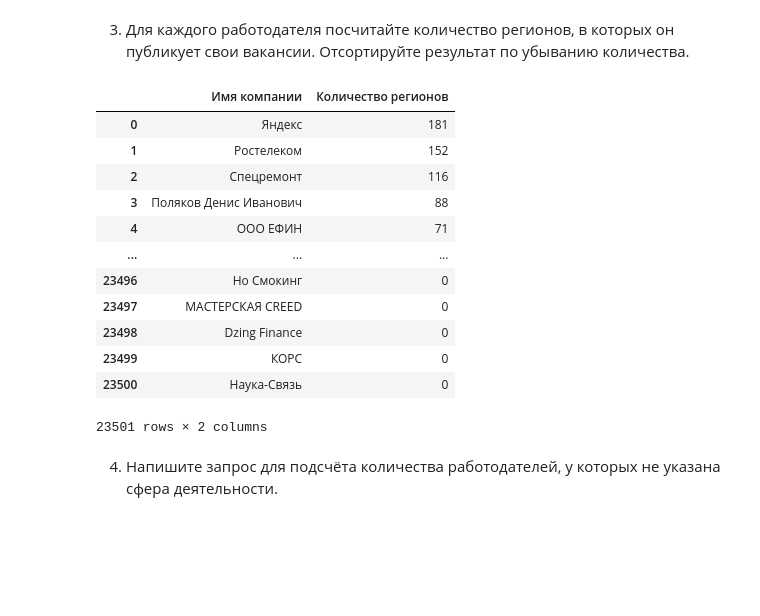
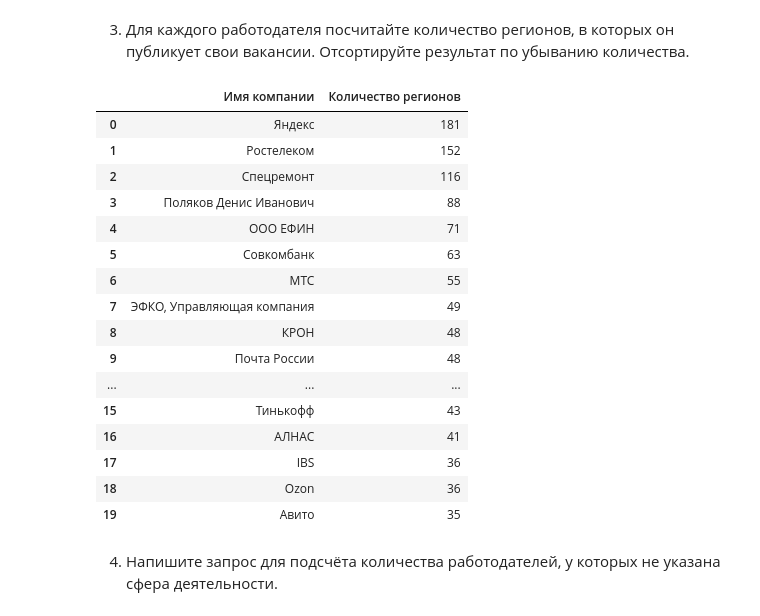
Before and after one commit to catlordd/project_2, a Jupyter notebook: Project_2.ipynb, the cells around one changed output. Saved outputs shown, nothing was run; the diff lists cells and outputs as text; code cells hidden in the pictures; blank space fills up the shorter version.

```diff
--- a/Project_2.ipynb
+++ b/Project_2.ipynb
@@ -5,6 +5,12 @@
 # %%
 import pandas as pd
 import psycopg2
+# %%
+DBNAME = 'project_sql'
+USER = 'skillfactory'
+PASSWORD = 'cCkxxLVrDE8EbvjueeMedPKt'
+HOST = '84.201.134.129'
+PORT = 5432
 # %%
 connection = psycopg2.connect(
    dbname=DBNAME,
@@ -281,21 +295,25 @@ ORDER BY 2 DESC
 '''
 # %%
 df = pd.read_sql_query(query, connection)
-df
+df.head(20)
 # %% [output]
 |  | Имя компании | Количество регионов |
 | 0 | Яндекс | 181 |
 | 1 | Ростелеком | 152 |
 | 2 | Спецремонт | 116 |
 | 3 | Поляков Денис Иванович | 88 |
 | 4 | ООО ЕФИН | 71 |
+| 5 | Совкомбанк | 63 |
+| 6 | МТС | 55 |
+| 7 | ЭФКО, Управляющая компания | 49 |
+| 8 | КРОН | 48 |
+| 9 | Почта России | 48 |
 | ... | ... | ... |
-| 23496 | Но Смокинг | 0 |
-| 23497 | МАСТЕРСКАЯ CREED | 0 |
-| 23498 | Dzing Finance | 0 |
-| 23499 | КОРС | 0 |
-| 23500 | Наука-Связь | 0 |
+| 15 | Тинькофф | 43 |
+| 16 | АЛНАС | 41 |
+| 17 | IBS | 36 |
+| 18 | Ozon | 36 |
+| 19 | Авито | 35 |
-23501 rows × 2 columns
 # %% [markdown]
 4. Напишите запрос для подсчёта количества работодателей, у которых не указана сфера деятельности.
 # %%
```
Also changed, not shown: parts of 4 cells of this notebook.
